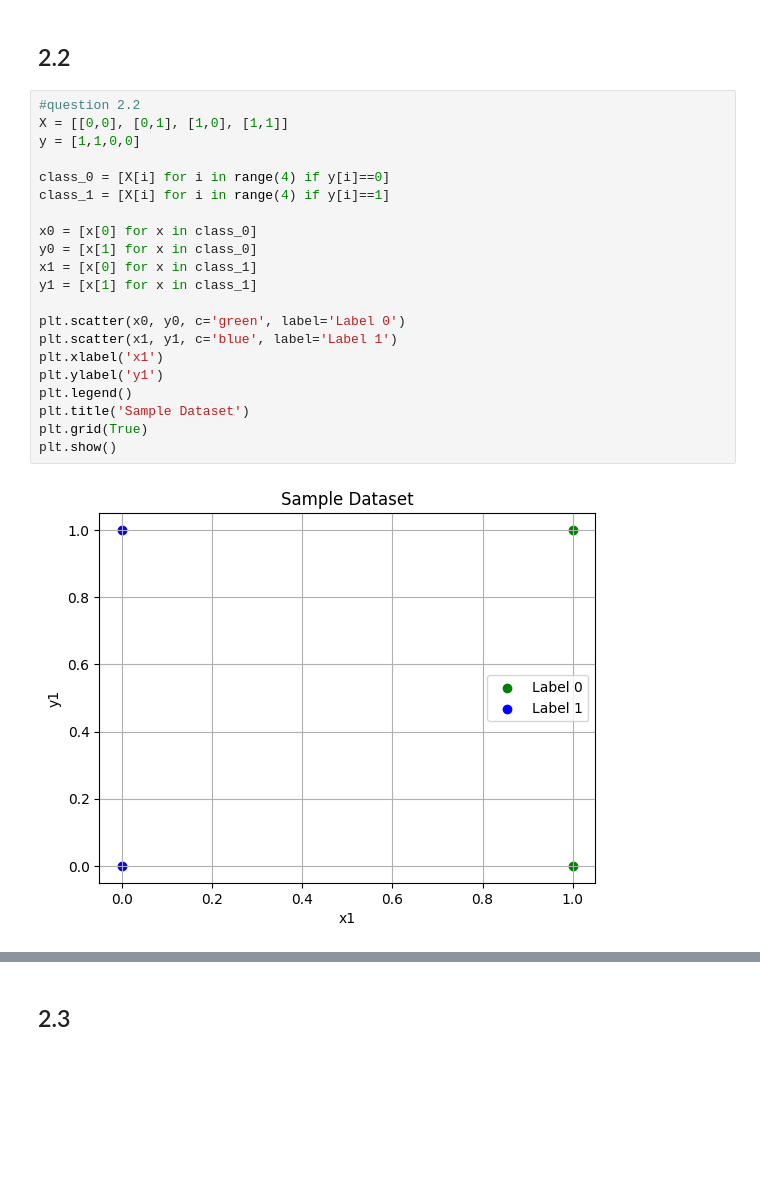
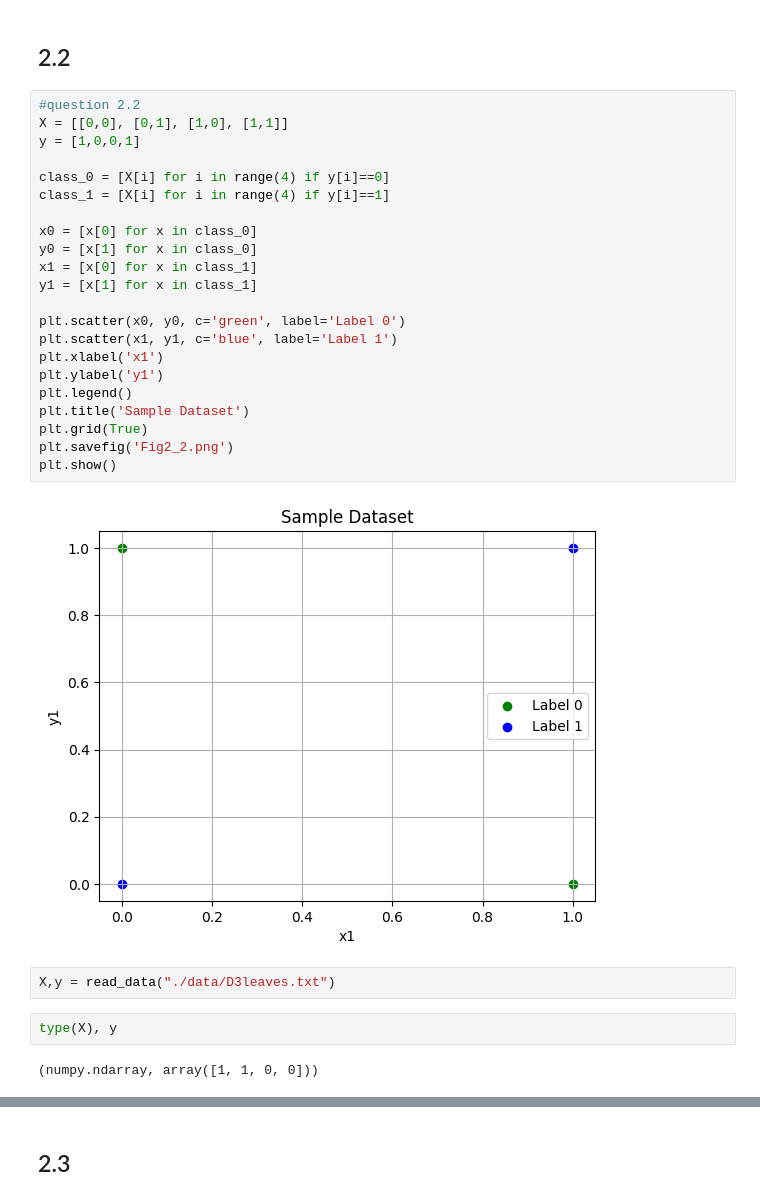
Before and after one commit to SistlaS/CS760Assgn, a Jupyter notebook: hw2/hw2.ipynb, the cells around one changed output, grey strips where cells are left out. Saved outputs shown, nothing was run; the diff lists cells and outputs as text; blank space fills up the shorter version.

```diff
--- a/hw2/hw2.ipynb
+++ b/hw2/hw2.ipynb
@@ -8,23 +8,30 @@ import graphviz
 # %%
 #question 2.2
 X = [[0,0], [0,1], [1,0], [1,1]]
-y = [1,1,0,0]
+y = [1,0,0,1]
 
 class_0 = [X[i] for i in range(4) if y[i]==0]
 class_1 = [X[i] for i in range(4) if y[i]==1]
 
 x0 = [x[0] for x in class_0]
 y0 = [x[1] for x in class_0]
 x1 = [x[0] for x in class_1]
 y1 = [x[1] for x in class_1]
 
 plt.scatter(x0, y0, c='green', label='Label 0')
 plt.scatter(x1, y1, c='blue', label='Label 1')
 plt.xlabel('x1')
 plt.ylabel('y1')
 plt.legend()
 plt.title('Sample Dataset')
 plt.grid(True)
+plt.savefig('Fig2_2.png')
 plt.show()
 # %% [output]
-[figure, old version]
+[figure, new version]
+# %%
+X,y = read_data("./data/D3leaves.txt")
+# %%
+type(X), y
+# %% [output]
+(numpy.ndarray, array([1, 1, 0, 0]))
```
Also changed, not shown: parts of 23 cells of this notebook, 28 other files.
